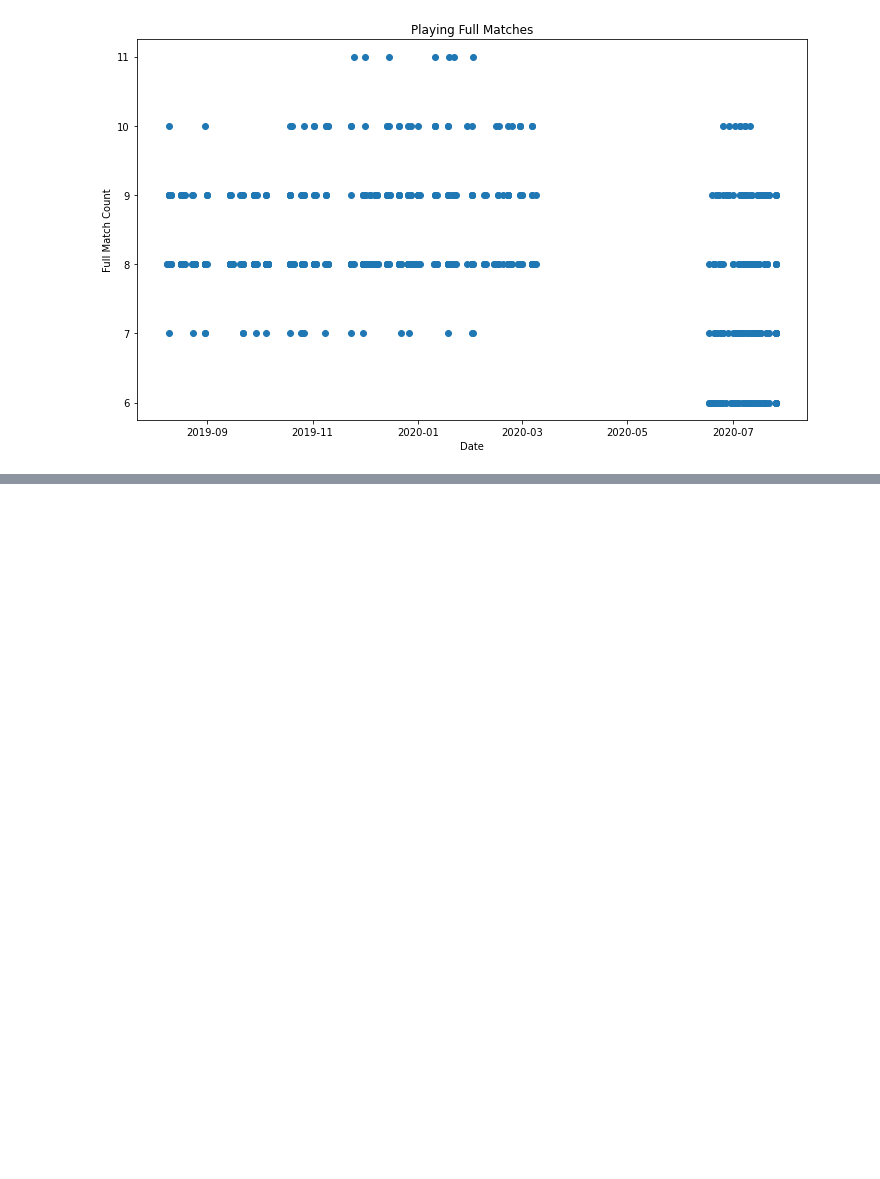
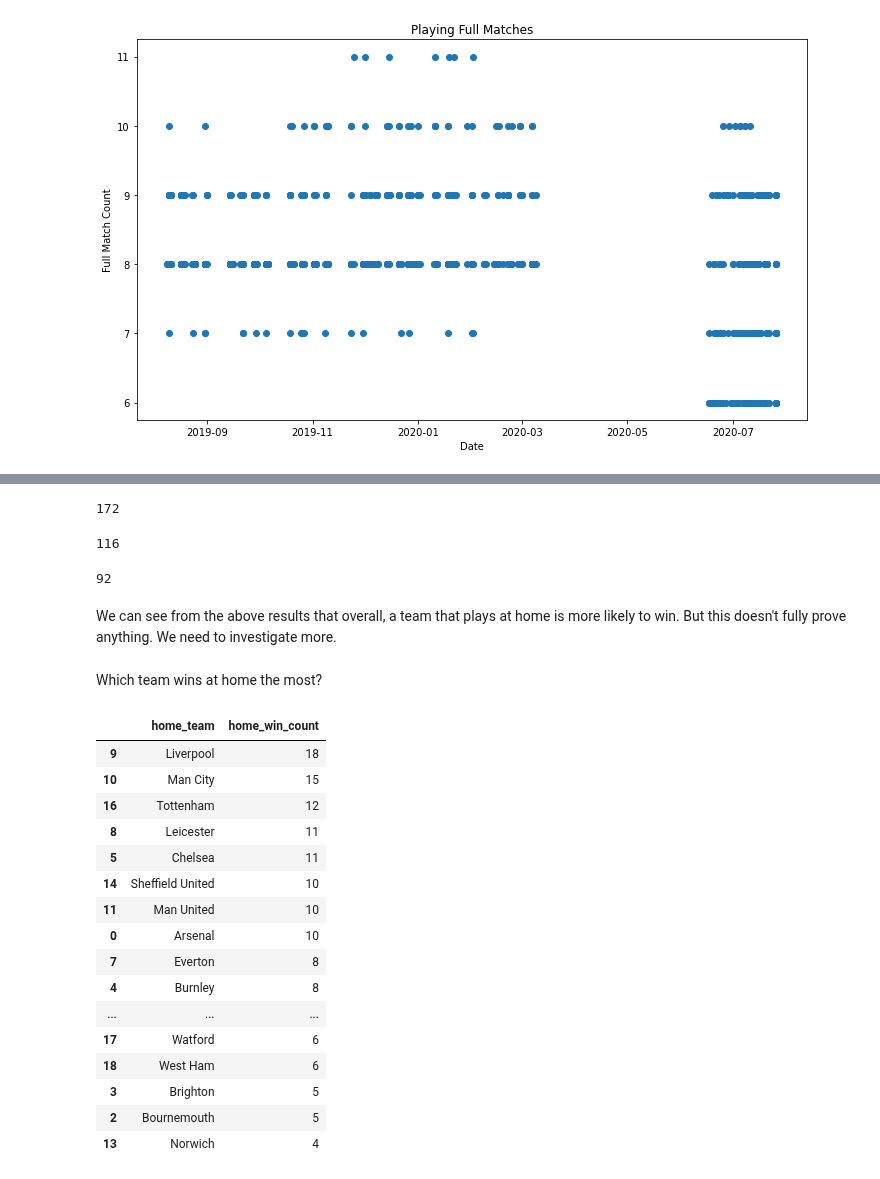
Before and after one commit to CharlesPeterMcCarthy/english-premier-league-2019-2020-statistical-analysis, a Jupyter notebook: epl-2019-2020.ipynb, the cells around one changed output, grey strips where cells are left out. Saved outputs shown, nothing was run; the diff lists cells and outputs as text; code cells hidden in the pictures; blank space fills up the shorter version.

Commit message:
Home Win Percentages

```diff
--- a/epl-2019-2020.ipynb
+++ b/epl-2019-2020.ipynb
@@ -1262,0 +1297,44 @@ plt.show();
+# %%
+home_win_matches = matches_df[matches_df.full_time_result == 'H']
+
+home_win_matches.shape[0]
+# %% [output]
+172
+# %%
+away_win_matches = matches_df[matches_df.full_time_result == 'A']
+
+away_win_matches.shape[0]
+# %% [output]
+116
+# %%
+draw_matches = matches_df[matches_df.full_time_result == 'D']
+
+draw_matches.shape[0]
+# %% [output]
+92
+# %% [markdown]
+We can see from the above results that overall, a team that plays at home is more likely to win. But this doesn't fully prove anything. We need to investigate more.
+# %% [markdown]
+Which team wins at home the most?
+# %%
+sorted_home_win_matches = home_win_matches.groupby(['home_team']).size().reset_index(name='home_win_count').sort_values('home_win_count', ascending=False)
+
+sorted_home_win_matches
+# %% [output]
+|  | home_team | home_win_count |
+| 9 | Liverpool | 18 |
+| 10 | Man City | 15 |
+| 16 | Tottenham | 12 |
+| 8 | Leicester | 11 |
+| 5 | Chelsea | 11 |
+| 14 | Sheffield United | 10 |
+| 11 | Man United | 10 |
+| 0 | Arsenal | 10 |
+| 7 | Everton | 8 |
+| 4 | Burnley | 8 |
+| ... | ... | ... |
+| 17 | Watford | 6 |
+| 18 | West Ham | 6 |
+| 3 | Brighton | 5 |
+| 2 | Bournemouth | 5 |
+| 13 | Norwich | 4 |
```
Also changed, not shown: parts of 16 cells of this notebook.
